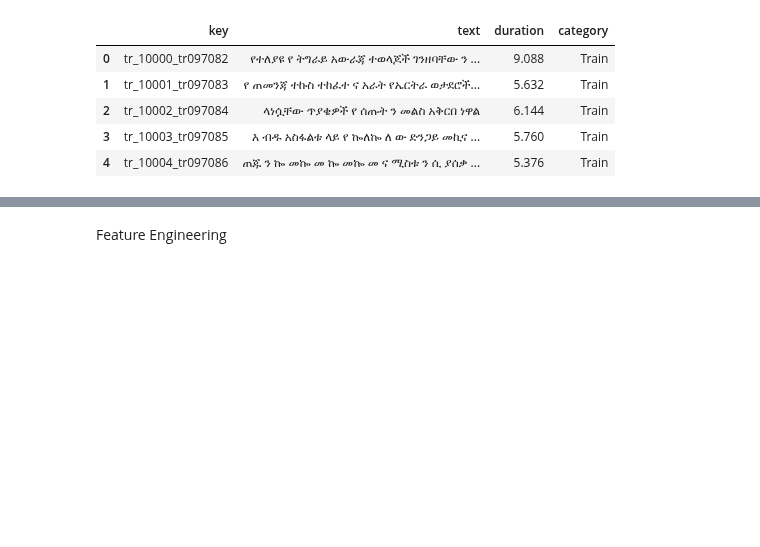
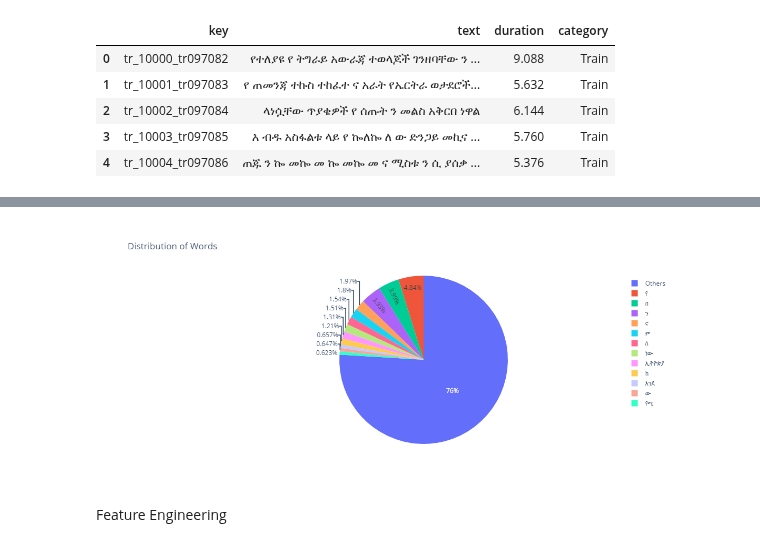
Before and after one commit to tutorialcreation/nlp_swahili_amharic, a Jupyter notebook: notebooks/Preprocessing.ipynb, the cells around one changed output, grey strips where cells are left out. Cells and saved outputs as stored; diff of their text form; code cells hidden in the pictures; blank space fills up the shorter version.

Commit message:
transcriptions of the data

```diff
--- a/notebooks/Preprocessing.ipynb
+++ b/notebooks/Preprocessing.ipynb
@@ -97,0 +105,8 @@ data[:5]
+# %%
+words_in_data = pd.DataFrame(' '.join(data['text']).split())
+words_in_data.columns = ['word']
+words_data = words_in_data.groupby(['word']).agg({'word': 'count'})
+words_data.columns = ['counts']
+words_data.reset_index(inplace=True)
+words_data = words_data.sort_values("counts", ascending=False)
+words_data.head(10)
@@ -98,3 +125,9 @@ data[:5]
+# %%
+words_data.loc[words_data['counts'] < 1000, 'word'] = 'Others'
+fig = px.pie(words_data, values='counts', names='word', title='Distribution of Words', width=800, height=500)
+Image(pio.to_image(fig, format='png', width=1200))
+# %% [output]
+[figure, added]
 # %% [markdown]
 Feature Engineering
 # %%
```
Also changed, not shown: parts of 3 cells of this notebook.
